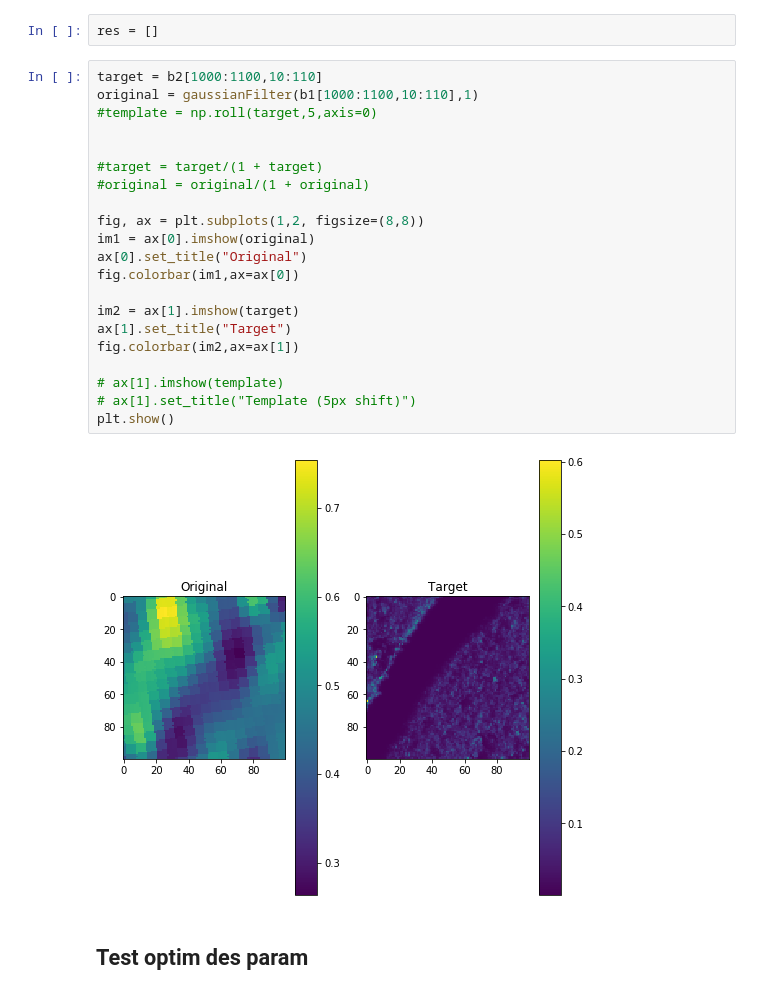
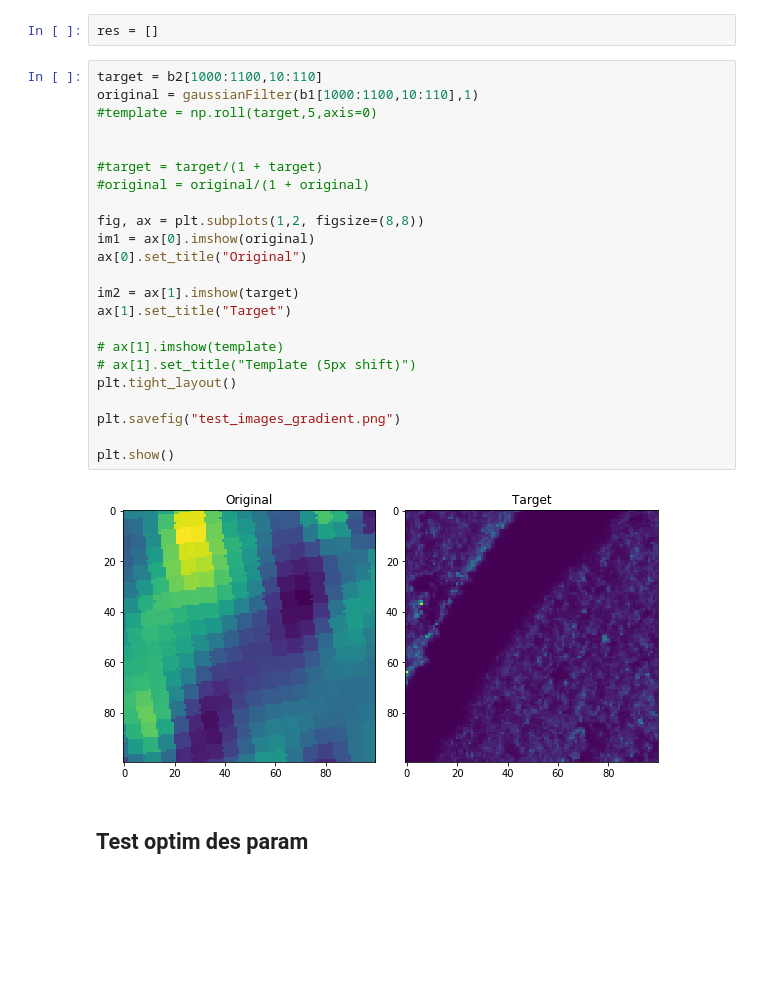
Before and after one commit to YamSok/CESBIO_BIOMASS, a Jupyter notebook: optim.ipynb, the cells around one changed output. Cells and saved outputs as stored; diff of their text form; blank space fills up the shorter version.

```diff
--- a/optim.ipynb
+++ b/optim.ipynb
@@ -198,26 +202,28 @@ res = []
 # %%
 target = b2[1000:1100,10:110]
 original = gaussianFilter(b1[1000:1100,10:110],1)
 #template = np.roll(target,5,axis=0)
 
 
 #target = target/(1 + target)
 #original = original/(1 + original)
 
 fig, ax = plt.subplots(1,2, figsize=(8,8))
 im1 = ax[0].imshow(original)
 ax[0].set_title("Original")
-fig.colorbar(im1,ax=ax[0])
 
 im2 = ax[1].imshow(target)
 ax[1].set_title("Target")
-fig.colorbar(im2,ax=ax[1])
 
 # ax[1].imshow(template)
 # ax[1].set_title("Template (5px shift)")
+plt.tight_layout()
+
+plt.savefig("test_images_gradient.png")
+
 plt.show()
 # %% [output]
-[figure, old version]
+[figure, new version]
 # %% [markdown]
 ## Test optim des param
 # %% [markdown]
```
Also changed, not shown: parts of 5 cells of this notebook, 6 other files.
